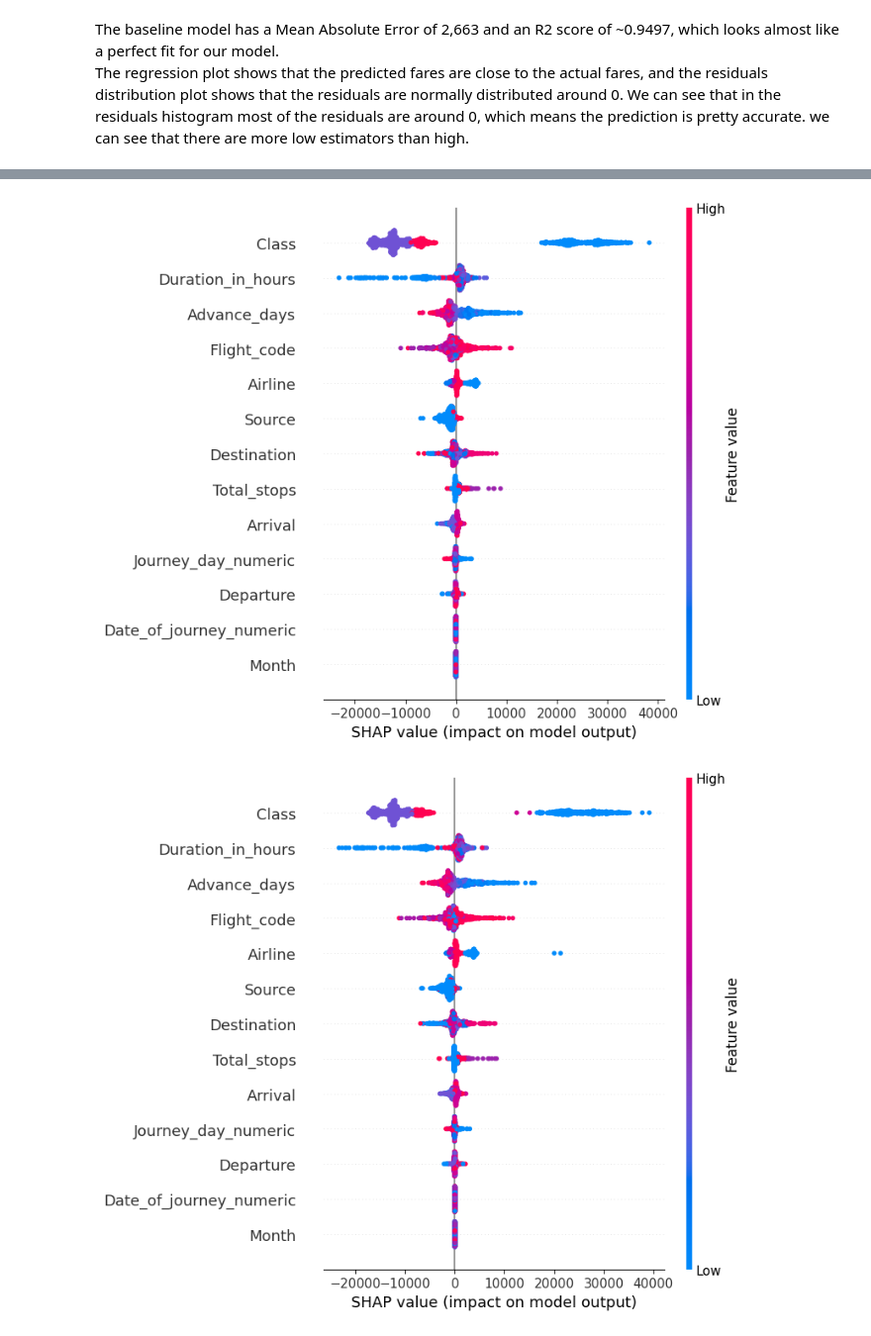
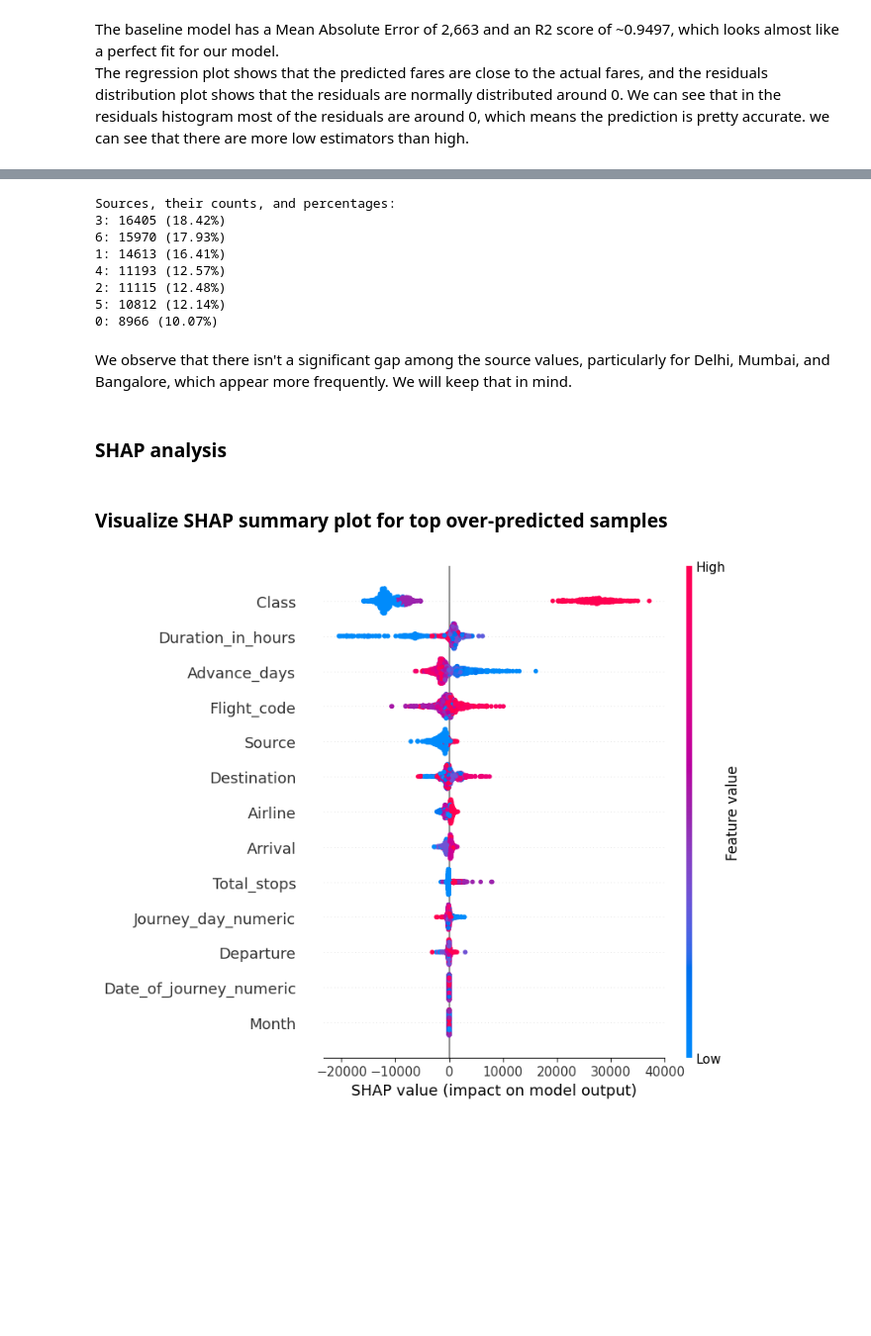
Before and after one commit to NoamGini/Tabular-data-science---Airfare, a Jupyter notebook: Pipeline.ipynb, the cells around one changed output, grey strips where cells are left out. Shown at 99% size. Saved outputs shown, nothing was run; the diff lists cells and outputs as text; code cells hidden in the pictures; blank space fills up the shorter version.

Commit message:
added shap analysis

```diff
--- a/Pipeline.ipynb
+++ b/Pipeline.ipynb
@@ -638,22 +675,39 @@ Top 10 Over-predicted Samples:
+# %%
+# Count the occurrences of each source in the entire dataset
+source_counts = X_test['Source'].value_counts()
+
+total_samples = X_test.shape[0]
+source_percentages = (source_counts / total_samples) * 100
+
+print("Sources, their counts, and percentages:")
+for source, count in source_counts.items():
+    percentage = source_percentages.get(source, 0)
+    print(f"{source}: {count} ({percentage:.2f}%)")
+# %% [output]
+Sources, their counts, and percentages:
+3: 16405 (18.42%)
+6: 15970 (17.93%)
+1: 14613 (16.41%)
+4: 11193 (12.57%)
+2: 11115 (12.48%)
+5: 10812 (12.14%)
+0: 8966 (10.07%)
+# %% [markdown]
+We observe that there isn't a significant gap among the source values, particularly for Delhi, Mumbai, and Bangalore, which appear more frequently.
+We will keep that in mind.
+# %% [markdown]
+### SHAP analysis
 # %%
 import shap
 
-# Load your trained model (replace 'model' with your actual model)
+explainer = shap.TreeExplainer(baseline_model)
 
-# Calculate SHAP values
-explainer = shap.TreeExplainer(baseline_model)
-# Initialize the SHAP explainer
-# Calculate SHAP values for top over-predicted samples
-shap_values_over_predicted = explainer.shap_values(top_10_over_predicted_samples)
-
-# Calculate SHAP values for top under-predicted samples
-shap_values_under_predicted = explainer.shap_values(top_10_under_predicted_samples)
-
-# Visualize SHAP summary plot for top over-predicted samples
-shap.summary_plot(shap_values_over_predicted, features=top_10_over_predicted_samples)
-
-# Visualize SHAP summary plot for top under-predicted samples
-shap.summary_plot(shap_values_under_predicted, features=top_10_under_predicted_samples)
+# Calculate SHAP values for top over-predicted and under-predicted samples
+shap_values_over_predicted = explainer(top_10_over_predicted_samples)
+shap_values_under_predicted = explainer(top_10_under_predicted_samples)
-# %% [output]
-[figure, removed]
-[figure, removed]
+# %% [markdown]
+### Visualize SHAP summary plot for top over-predicted samples
+# %%
+shap.summary_plot(shap_values_over_predicted, features=top_10_over_predicted_samples, title="SHAP Summary Plot - Top Over-predicted Samples")
+# %% [output]
+[figure, added]
```
Also changed, not shown: parts of 27 cells of this notebook.
